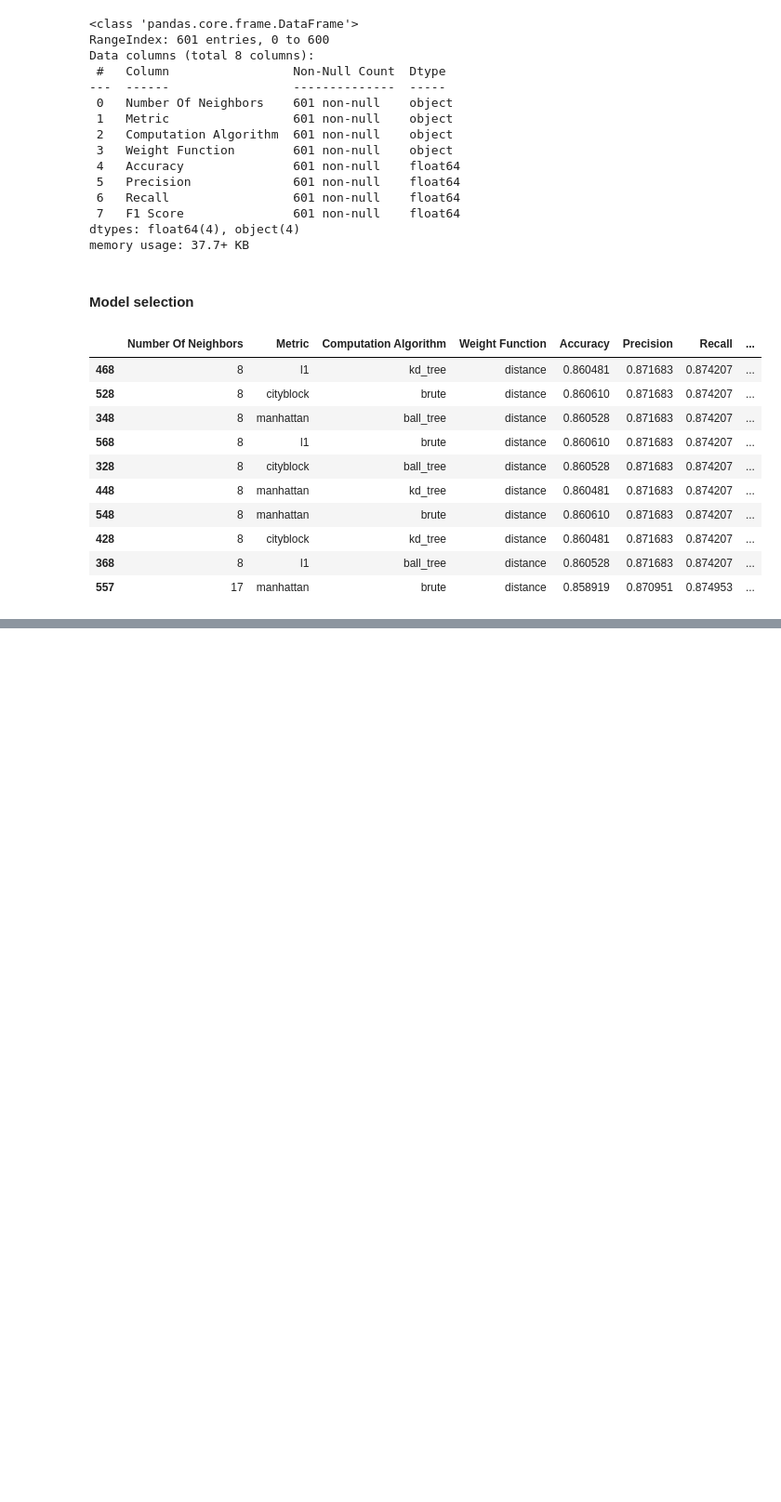
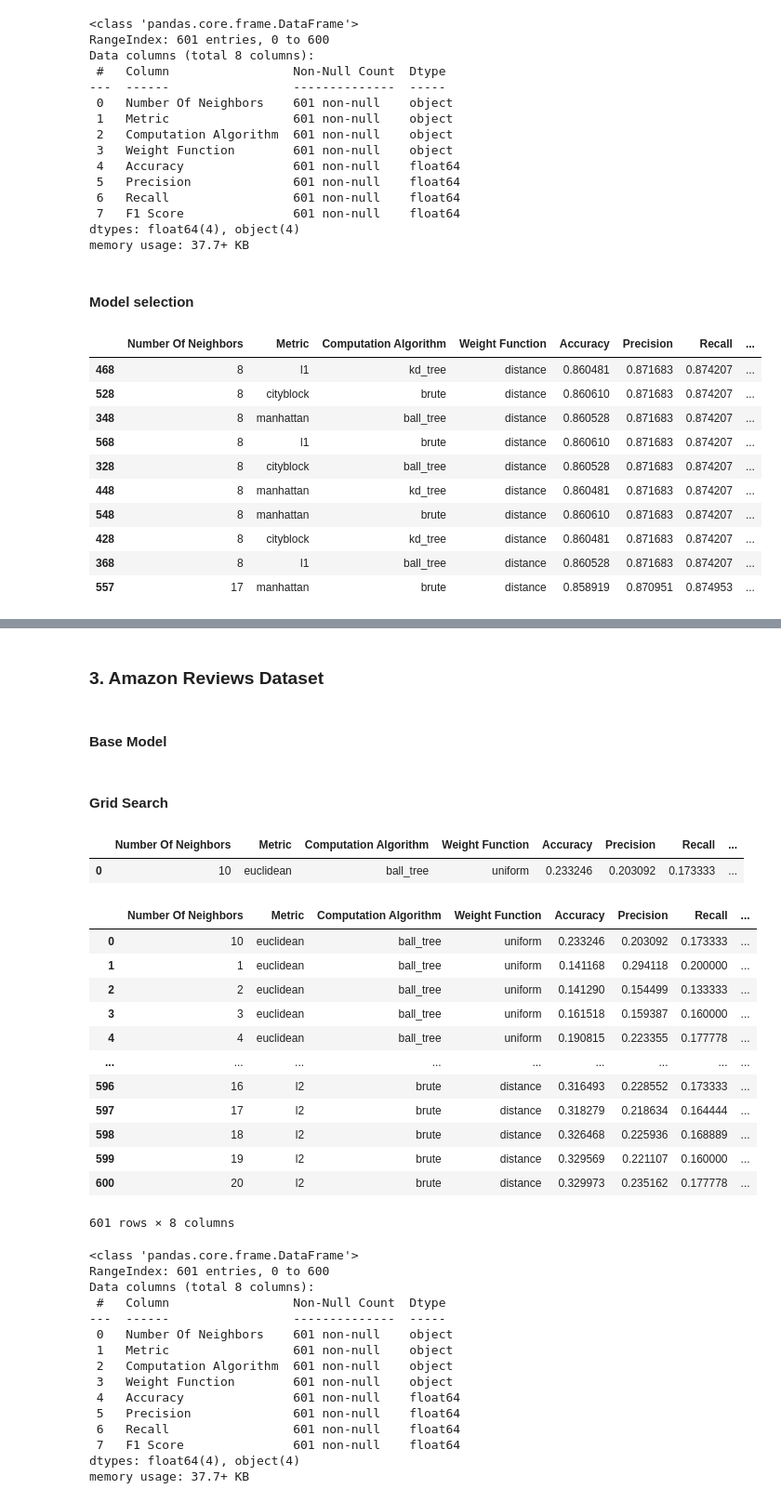
Before and after one commit to woerndle/ds-ml-project, a Jupyter notebook: notebooks/knn.ipynb, the cells around one changed output, grey strips where cells are left out. Shown: that part at 93% size. Saved outputs shown, nothing was run; the diff lists cells and outputs as text; code cells hidden in the pictures; blank space fills up the shorter version.

```diff
--- a/notebooks/knn.ipynb
+++ b/notebooks/knn.ipynb
@@ -293,0 +455,4 @@ display(top_10_traffic_models)
+# %% [markdown]
+### 3. Amazon Reviews Dataset
+# %% [markdown]
+#### Base Model
@@ -293,0 +481,34 @@ display(top_10_traffic_models)
+# %% [markdown]
+#### Grid Search
+# %%
+test_results_amazon = pd.DataFrame(
+    columns=[
+        "Number Of Neighbors",
+        "Metric",
+        "Computation Algorithm",
+        "Weight Function",
+        "Accuracy",
+        "Precision",
+        "Recall",
+        "F1 Score",
+    ]
+)
+
+base_row = pd.DataFrame(
+    {
+        "Number Of Neighbors": [10],
+        "Metric": "euclidean",
+        "Computation Algorithm": "ball_tree",
+        "Weight Function": "uniform",
+        "Accuracy": [base_model_accuracy],
+        "Precision": [base_model_precision],
+        "Recall": [base_model_recall],
+        "F1 Score": [base_model_f1_score],
+    }
+)
+
+test_results_amazon = pd.concat([test_results_amazon, base_row], ignore_index=True)
+display(test_results_amazon)
+# %% [output]
+|  | Number Of Neighbors | Metric | Computation Algorithm | Weight Function | Accuracy | Precision | Recall | ... |
+| 0 | 10 | euclidean | ball_tree | uniform | 0.233246 | 0.203092 | 0.173333 | ... |
@@ -293,0 +563,32 @@ display(top_10_traffic_models)
+# %%
+display(test_results_amazon)
+test_results_amazon.info()
+# %% [output]
+|  | Number Of Neighbors | Metric | Computation Algorithm | Weight Function | Accuracy | Precision | Recall | ... |
+| 0 | 10 | euclidean | ball_tree | uniform | 0.233246 | 0.203092 | 0.173333 | ... |
+| 1 | 1 | euclidean | ball_tree | uniform | 0.141168 | 0.294118 | 0.200000 | ... |
+| 2 | 2 | euclidean | ball_tree | uniform | 0.141290 | 0.154499 | 0.133333 | ... |
+| 3 | 3 | euclidean | ball_tree | uniform | 0.161518 | 0.159387 | 0.160000 | ... |
+| 4 | 4 | euclidean | ball_tree | uniform | 0.190815 | 0.223355 | 0.177778 | ... |
+| ... | ... | ... | ... | ... | ... | ... | ... | ... |
+| 596 | 16 | l2 | brute | distance | 0.316493 | 0.228552 | 0.173333 | ... |
+| 597 | 17 | l2 | brute | distance | 0.318279 | 0.218634 | 0.164444 | ... |
+| 598 | 18 | l2 | brute | distance | 0.326468 | 0.225936 | 0.168889 | ... |
+| 599 | 19 | l2 | brute | distance | 0.329569 | 0.221107 | 0.160000 | ... |
+| 600 | 20 | l2 | brute | distance | 0.329973 | 0.235162 | 0.177778 | ... |
+601 rows × 8 columns
+<class 'pandas.core.frame.DataFrame'>
+RangeIndex: 601 entries, 0 to 600
+Data columns (total 8 columns):
+ #   Column                 Non-Null Count  Dtype
+---  ------                 --------------  -----
+ 0   Number Of Neighbors    601 non-null    object
+ 1   Metric                 601 non-null    object
+ 2   Computation Algorithm  601 non-null    object
+ 3   Weight Function        601 non-null    object
+ 4   Accuracy               601 non-null    float64
+ 5   Precision              601 non-null    float64
+ 6   Recall                 601 non-null    float64
+ 7   F1 Score               601 non-null    float64
+dtypes: float64(4), object(4)
+memory usage: 37.7+ KB
```
Also changed, not shown: parts of 17 cells of this notebook.
